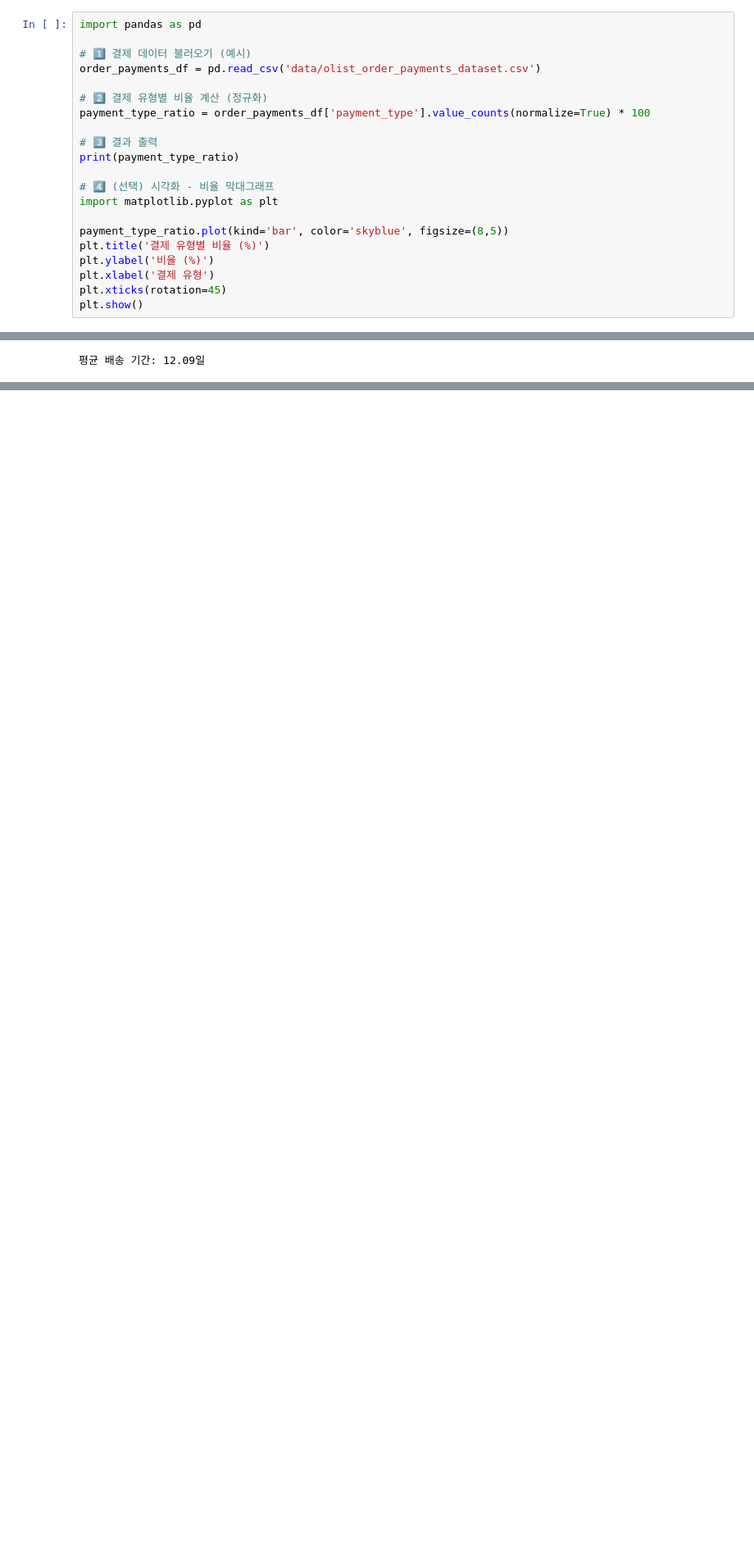
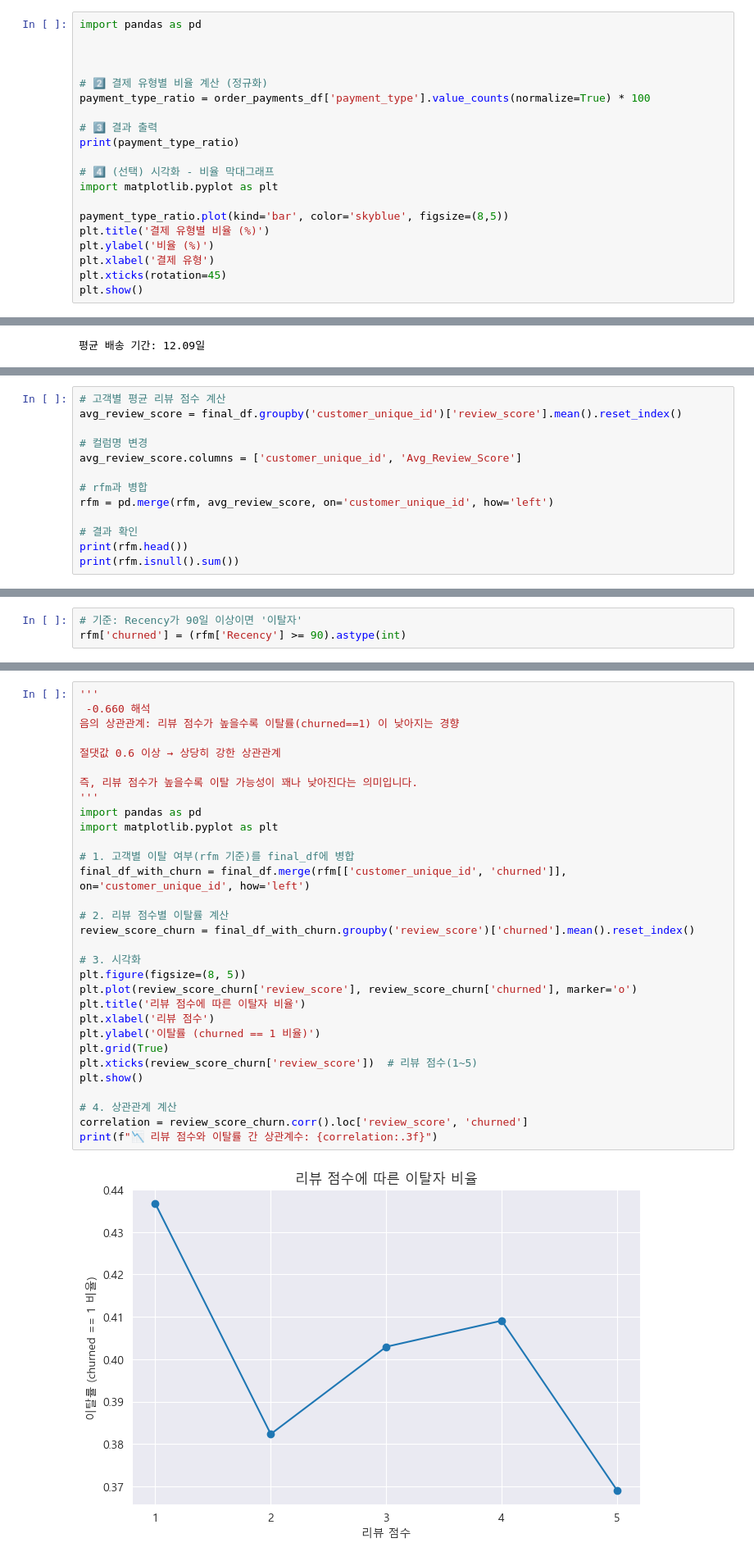
Before and after one commit to jinijini20/SKN14-2nd-5Team, a Jupyter notebook: LeeWonjeehui/oli_market_Eda.ipynb, the cells around one changed output, grey strips where cells are left out. Shown: that part at 82% size. Cells and saved outputs as stored; diff of their text form; blank space fills up the shorter version.

```diff
--- a/LeeWonjeehui/oli_market_Eda.ipynb
+++ b/LeeWonjeehui/oli_market_Eda.ipynb
@@ -295,8 +369,7 @@ print(category_sales.head(10))
 # %%
 import pandas as pd
 
-# 1️⃣ 결제 데이터 불러오기 (예시)
-order_payments_df = pd.read_csv('data/olist_order_payments_dataset.csv')
+
 
 # 2️⃣ 결제 유형별 비율 계산 (정규화)
 payment_type_ratio = order_payments_df['payment_type'].value_counts(normalize=True) * 100
@@ -840,0 +735,13 @@ weighted avg       0.77      0.61      0.66       959
+# %%
+# 고객별 평균 리뷰 점수 계산
+avg_review_score = final_df.groupby('customer_unique_id')['review_score'].mean().reset_index()
+
+# 컬럼명 변경
+avg_review_score.columns = ['customer_unique_id', 'Avg_Review_Score']
+
+# rfm과 병합
+rfm = pd.merge(rfm, avg_review_score, on='customer_unique_id', how='left')
+
+# 결과 확인
+print(rfm.head())
+print(rfm.isnull().sum())
@@ -840,0 +768,3 @@ weighted avg       0.77      0.61      0.66       959
+# %%
+# 기준: Recency가 90일 이상이면 '이탈자'
+rfm['churned'] = (rfm['Recency'] >= 90).astype(int)
@@ -840,0 +801,33 @@ weighted avg       0.77      0.61      0.66       959
+# %%
+'''
+ -0.660 해석
+음의 상관관계: 리뷰 점수가 높을수록 이탈률(churned==1) 이 낮아지는 경향
+
+절댓값 0.6 이상 → 상당히 강한 상관관계
+
+즉, 리뷰 점수가 높을수록 이탈 가능성이 꽤나 낮아진다는 의미입니다.
+'''
+import pandas as pd
+import matplotlib.pyplot as plt
+
+# 1. 고객별 이탈 여부(rfm 기준)를 final_df에 병합
+final_df_with_churn = final_df.merge(rfm[['customer_unique_id', 'churned']], on='customer_unique_id', how='left')
+
+# 2. 리뷰 점수별 이탈률 계산
+review_score_churn = final_df_with_churn.groupby('review_score')['churned'].mean().reset_index()
+
+# 3. 시각화
+plt.figure(figsize=(8, 5))
+plt.plot(review_score_churn['review_score'], review_score_churn['churned'], marker='o')
+plt.title('리뷰 점수에 따른 이탈자 비율')
+plt.xlabel('리뷰 점수')
+plt.ylabel('이탈률 (churned == 1 비율)')
+plt.grid(True)
+plt.xticks(review_score_churn['review_score'])  # 리뷰 점수(1~5)
+plt.show()
+
+# 4. 상관관계 계산
+correlation = review_score_churn.corr().loc['review_score', 'churned']
+print(f"📉 리뷰 점수와 이탈률 간 상관계수: {correlation:.3f}")
+# %% [output]
+[figure, added]
```
Also changed, not shown: parts of 135 cells of this notebook, 2 other files.
